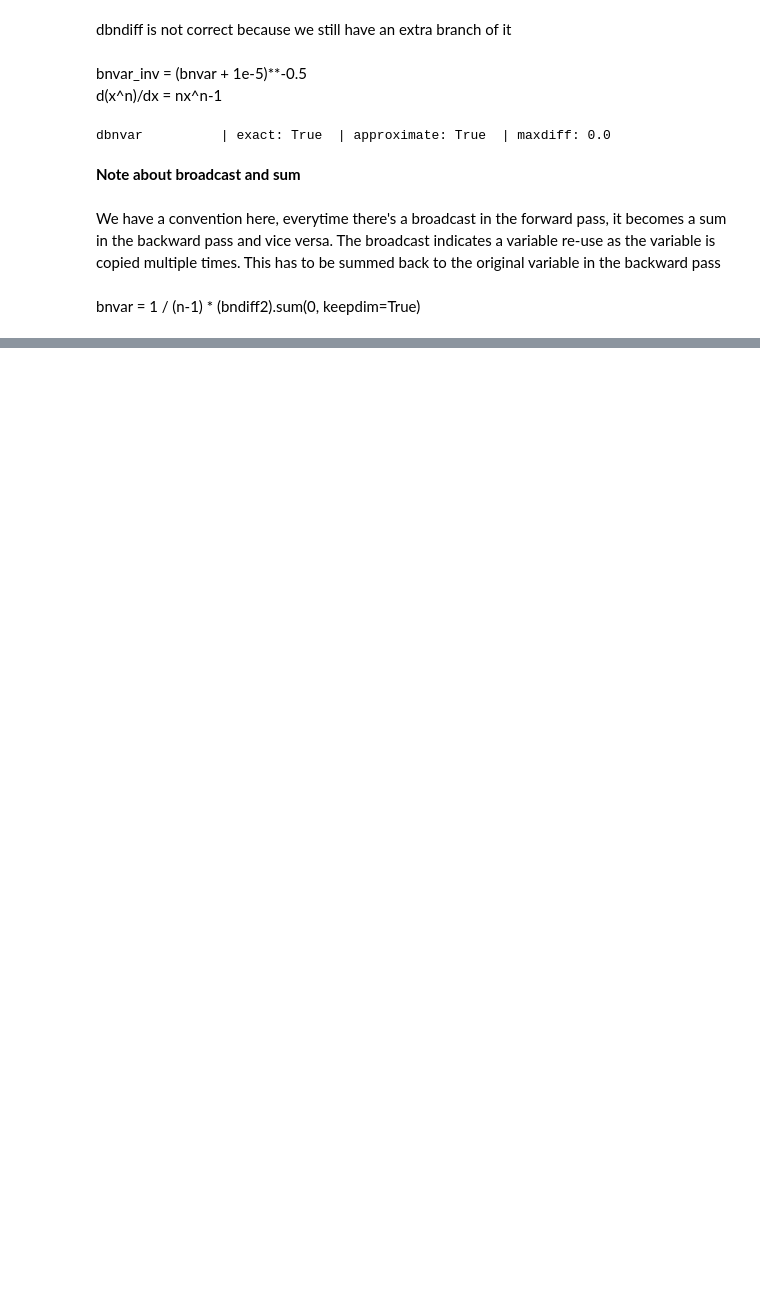
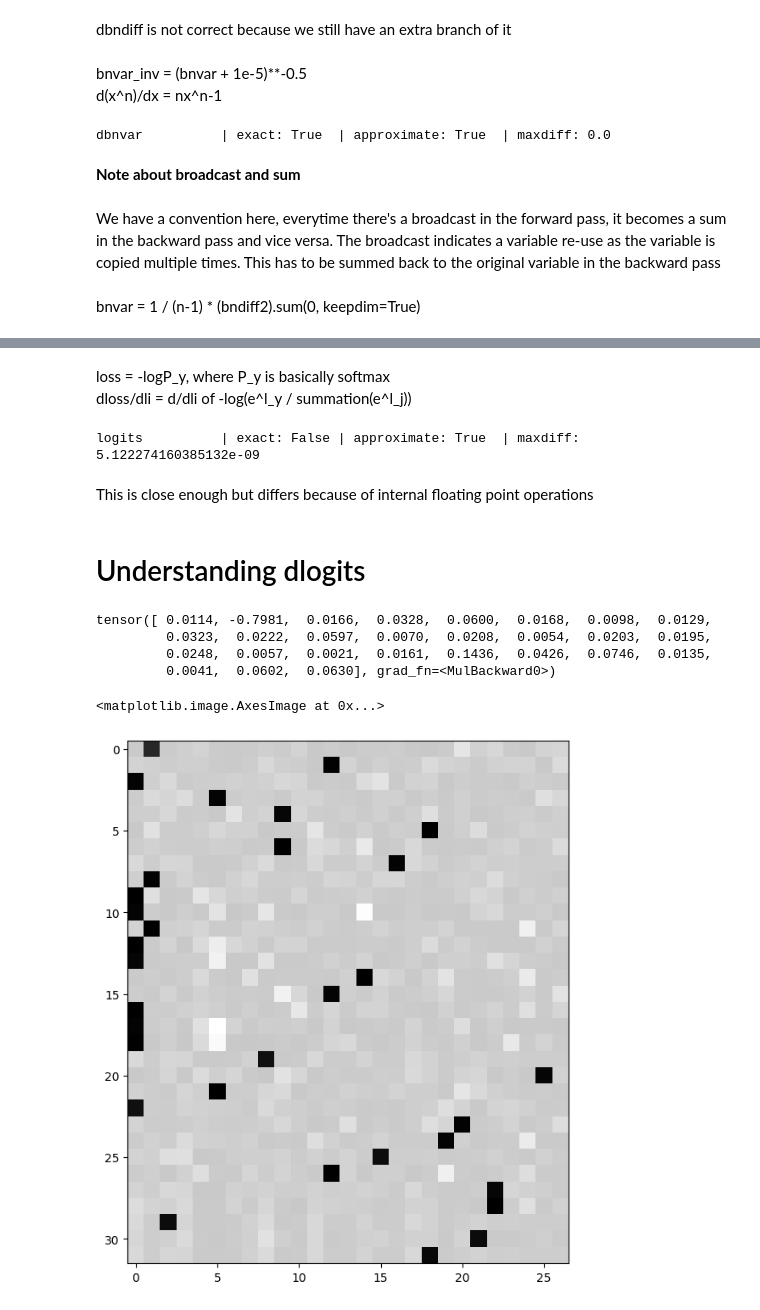
Before and after one commit to atahmih/nlp, a Jupyter notebook: makemore-p4.ipynb, the cells around one changed output, grey strips where cells are left out. Cells and saved outputs as stored; diff of their text form; code cells hidden in the pictures; blank space fills up the shorter version.

```diff
--- a/makemore-p4.ipynb
+++ b/makemore-p4.ipynb
@@ -399,0 +499,28 @@ bnvar = 1 / (n-1) * (bndiff2).sum(0, keepdim=True) <br>
+# %% [markdown]
+loss = -logP_y, where P_y is basically softmax <br>
+dloss/dli = d/dli of -log(e^l_y / summation(e^l_j))
+# %%
+dlogits = F.softmax(logits, 1) # doing softmax along dims=1 ie rows
+dlogits[range(n), Yb] -= 1
+dlogits /= n
+
+cmp('logits', dlogits, logits)
+# %% [output]
+logits          | exact: False | approximate: True  | maxdiff: 5.122274160385132e-09
+# %% [markdown]
+This is close enough but differs because of internal floating point operations
+# %% [markdown]
+# Understanding dlogits
+# %%
+dlogits[0] * n
+# %% [output]
+tensor([ 0.0114, -0.7981,  0.0166,  0.0328,  0.0600,  0.0168,  0.0098,  0.0129,
+         0.0323,  0.0222,  0.0597,  0.0070,  0.0208,  0.0054,  0.0203,  0.0195,
+         0.0248,  0.0057,  0.0021,  0.0161,  0.1436,  0.0426,  0.0746,  0.0135,
+         0.0041,  0.0602,  0.0630], grad_fn=<MulBackward0>)
+# %%
+plt.figure(figsize=(8,8))
+plt.imshow(dlogits.detach(), cmap='gray')
+# %% [output]
+<matplotlib.image.AxesImage at 0x...>
+[figure, added]
```
Also changed, not shown: parts of 26 cells of this notebook.
